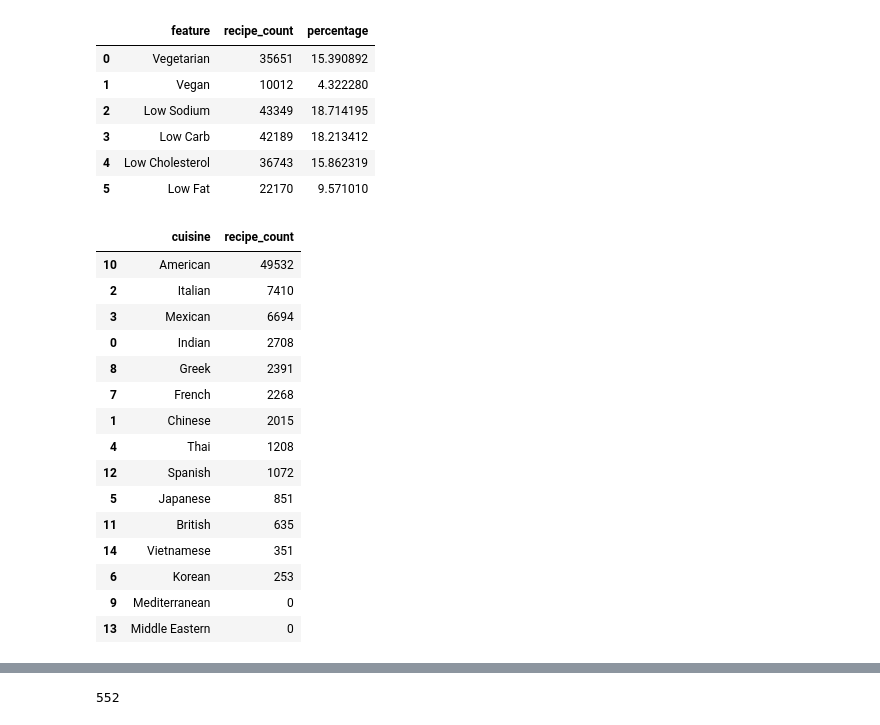
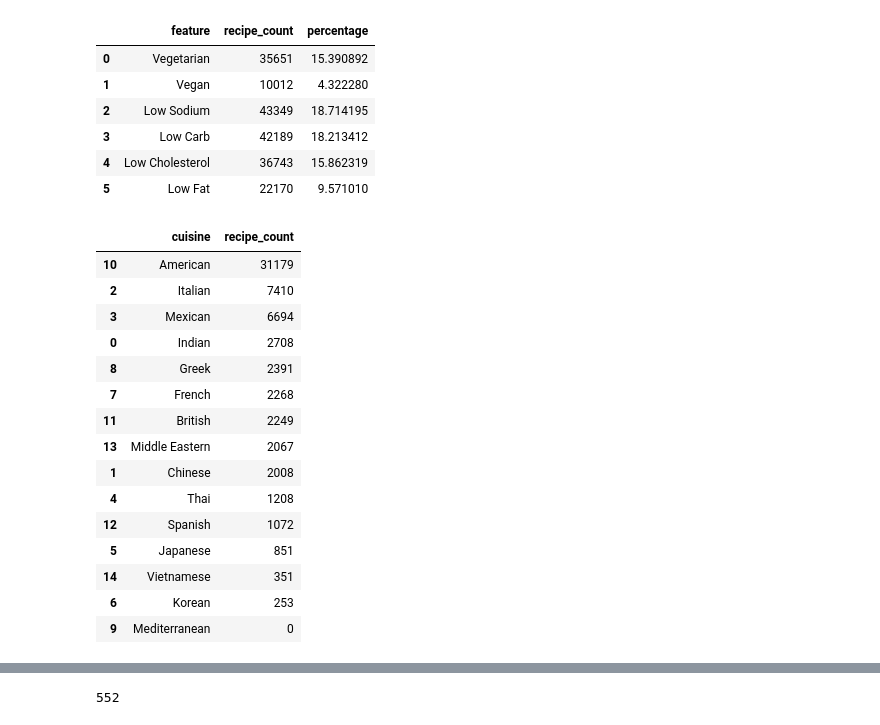
Before and after one commit to diwas10/Savora-AI-Meal-Planner-GC-1, a Jupyter notebook: eda/food.com_eda.ipynb, the cells around one changed output, grey strips where cells are left out. Saved outputs shown, nothing was run; the diff lists cells and outputs as text; code cells hidden in the pictures.

```diff
--- a/eda/food.com_eda.ipynb
+++ b/eda/food.com_eda.ipynb
@@ -853,59 +841,33 @@ metadata_summary
 | 4 | Low Cholesterol | 36743 | 15.862319 |
 | 5 | Low Fat | 22170 | 9.571010 |
 # %%
-cuisine_categories = {
-    "Indian": ["indian"],
-    "Chinese": ["chinese"],
-    "Italian": ["italian"],
-    "Mexican": ["mexican"],
-    "Thai": ["thai"],
-    "Japanese": ["japanese"],
-    "Korean": ["korean"],
-    "French": ["french"],
-    "Greek": ["greek"],
-    "Mediterranean": ["mediterranean"],
-    "American": ["american"],
-    "British": ["british"],
-    "Spanish": ["spanish"],
-    "Middle Eastern": ["middle eastern"],
-    "Vietnamese": ["vietnamese"],
-}
-
-cuisine_summary = []
-
-for cuisine, keywords in cuisine_categories.items():
-    count = (
-        recipes["tags_list"]
-        .apply(
-            lambda tags, keywords=keywords: any(
-                keyword in str(tag).lower() for tag in tags for keyword in keywords
-            )
-        )
-        .sum()
-    )
-
-    cuisine_summary.append({"cuisine": cuisine, "recipe_count": count})
-
-cuisine_summary = pd.DataFrame(cuisine_summary)
+# Count stable recipe IDs once per cuisine, including across duplicate rows.
+cuisine_recipe_ids, unique_recipe_ids = summarize_cuisines(
+    zip(recipes["id"].astype(str), recipes["tags"], strict=True)
+)
+cuisine_summary = pd.DataFrame(
+    [{"cuisine": cuisine, "recipe_count": len(ids)} for cuisine, ids in cuisine_recipe_ids.items()]
+)
+coverage = cuisine_coverage(cuisine_recipe_ids, unique_recipe_ids)
 
 cuisine_summary.sort_values("recipe_count", ascending=False)
 # %% [output]
 |  | cuisine | recipe_count |
-| 10 | American | 49532 |
+| 10 | American | 31179 |
 | 2 | Italian | 7410 |
 | 3 | Mexican | 6694 |
 | 0 | Indian | 2708 |
 | 8 | Greek | 2391 |
 | 7 | French | 2268 |
-| 1 | Chinese | 2015 |
+| 11 | British | 2249 |
+| 13 | Middle Eastern | 2067 |
+| 1 | Chinese | 2008 |
 | 4 | Thai | 1208 |
 | 12 | Spanish | 1072 |
 | 5 | Japanese | 851 |
-| 11 | British | 635 |
 | 14 | Vietnamese | 351 |
 | 6 | Korean | 253 |
 | 9 | Mediterranean | 0 |
-| 13 | Middle Eastern | 0 |
 # %%
 plot_data = cuisine_summary.sort_values("recipe_count", ascending=True)
 
```
Also changed, not shown: parts of 10 cells of this notebook, 6 other files.
